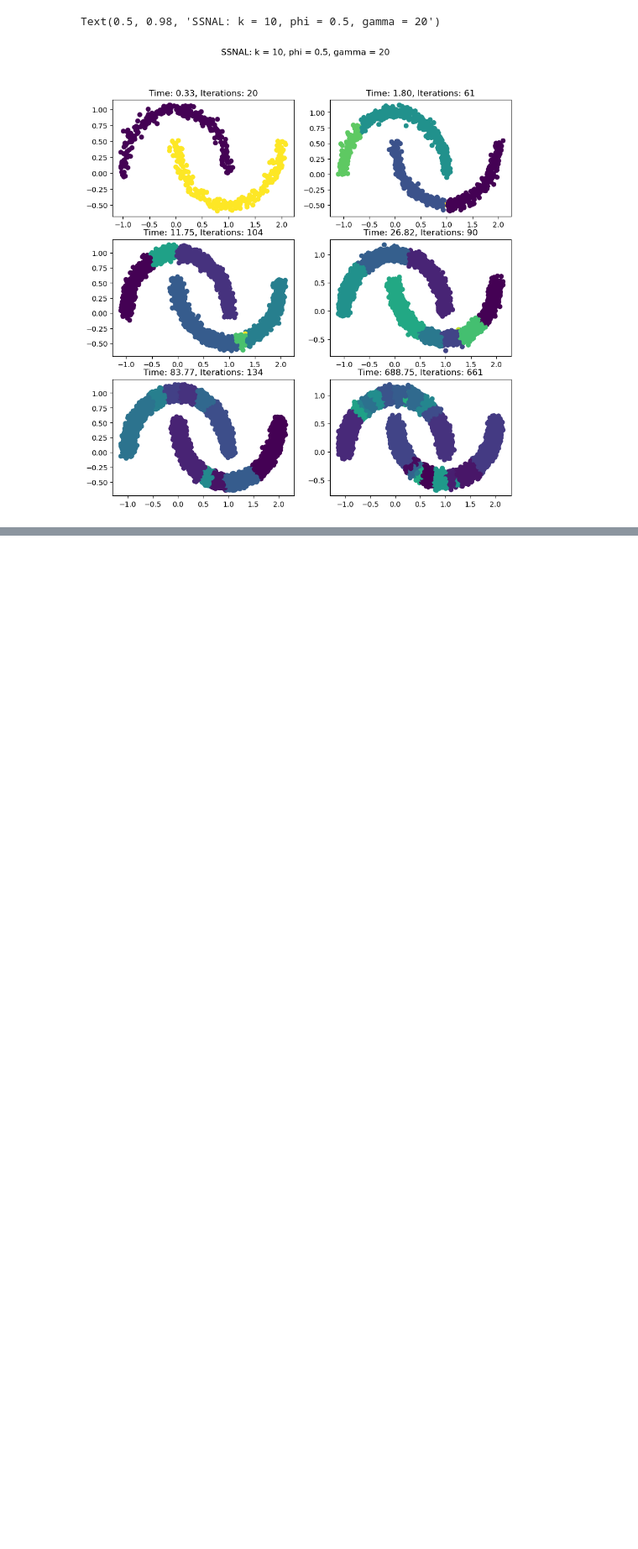
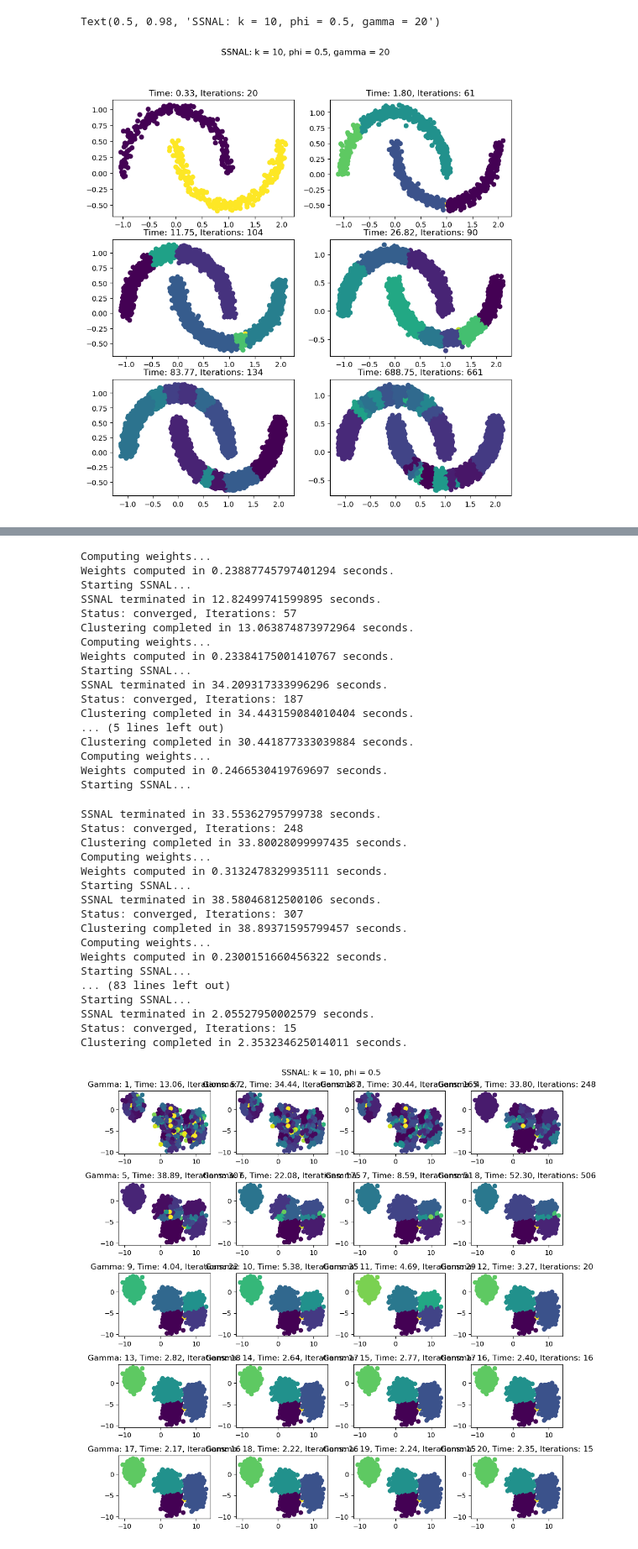
Before and after one commit to dx-li/pycvxcluster, a Jupyter notebook: Examples.ipynb, the cells around one changed output, grey strips where cells are left out. Shown at 84% size. Cells and saved outputs as stored; diff of their text form; code cells hidden in the pictures; blank space fills up the shorter version.

```diff
--- a/Examples.ipynb
+++ b/Examples.ipynb
@@ -212,0 +235,47 @@ Text(0.5, 0.98, 'SSNAL: k = 10, phi = 0.5, gamma = 20')
+# %%
+#run ssnal on the blobs with varying gamma from 1 to 20 and plot what clusters it comes up with
+fig, axes = plt.subplots(5, 4, figsize=(10, 10))
+for i in range(20):
+    ssnal = pycvxcluster.pycvxcluster.SSNAL(k=10, phi = 0.5, gamma = i+1)
+    labels = ssnal.fit_predict(blobs[0])
+    axes[i // 4, i % 4].scatter(blobs[0][:, 0], blobs[0][:, 1], c=labels)
+    axes[i // 4, i % 4].set_title(f"Gamma: {i+1}, Time: {ssnal.tot_time_:.2f}, Iterations: {ssnal.iter_:.0f}")
+fig.suptitle(f"SSNAL: k = {ssnal.k}, phi = {ssnal.phi}")
+plt.tight_layout()
+plt.show()
+# %% [output]
+Computing weights...
+Weights computed in 0.23887745797401294 seconds.
+Starting SSNAL...
+SSNAL terminated in 12.82499741599895 seconds.
+Status: converged, Iterations: 57
+Clustering completed in 13.063874873972964 seconds.
+Computing weights...
+Weights computed in 0.23384175001410767 seconds.
+Starting SSNAL...
+SSNAL terminated in 34.209317333996296 seconds.
+Status: converged, Iterations: 187
+Clustering completed in 34.443159084010404 seconds.
+... (5 lines left out)
+Clustering completed in 30.441877333039884 seconds.
+Computing weights...
+Weights computed in 0.2466530419769697 seconds.
+Starting SSNAL...
+SSNAL terminated in 33.55362795799738 seconds.
+Status: converged, Iterations: 248
+Clustering completed in 33.80028099997435 seconds.
+Computing weights...
+Weights computed in 0.3132478329935111 seconds.
+Starting SSNAL...
+SSNAL terminated in 38.58046812500106 seconds.
+Status: converged, Iterations: 307
+Clustering completed in 38.89371595799457 seconds.
+Computing weights...
+Weights computed in 0.2300151660456322 seconds.
+Starting SSNAL...
+... (83 lines left out)
+Starting SSNAL...
+SSNAL terminated in 2.05527950002579 seconds.
+Status: converged, Iterations: 15
+Clustering completed in 2.353234625014011 seconds.
+[figure, added]
```
Also changed, not shown: parts of 4 cells of this notebook.
